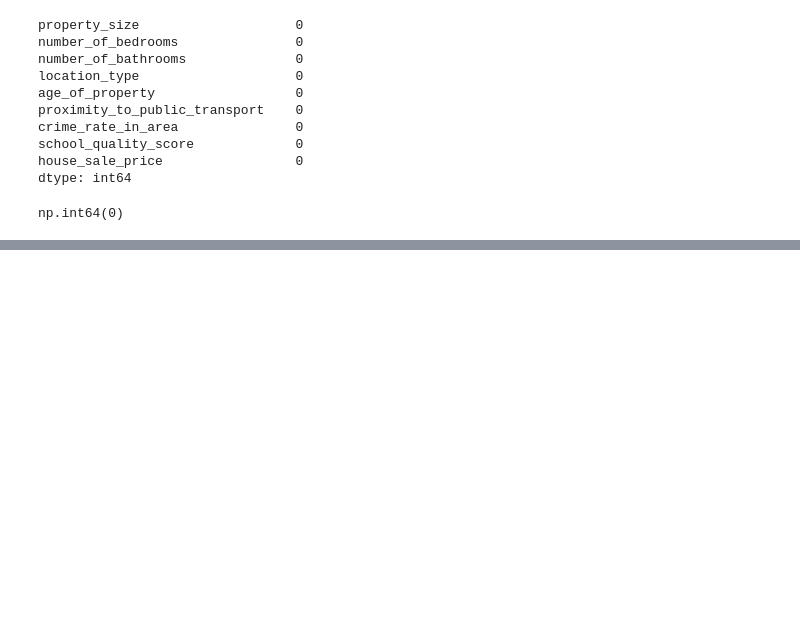
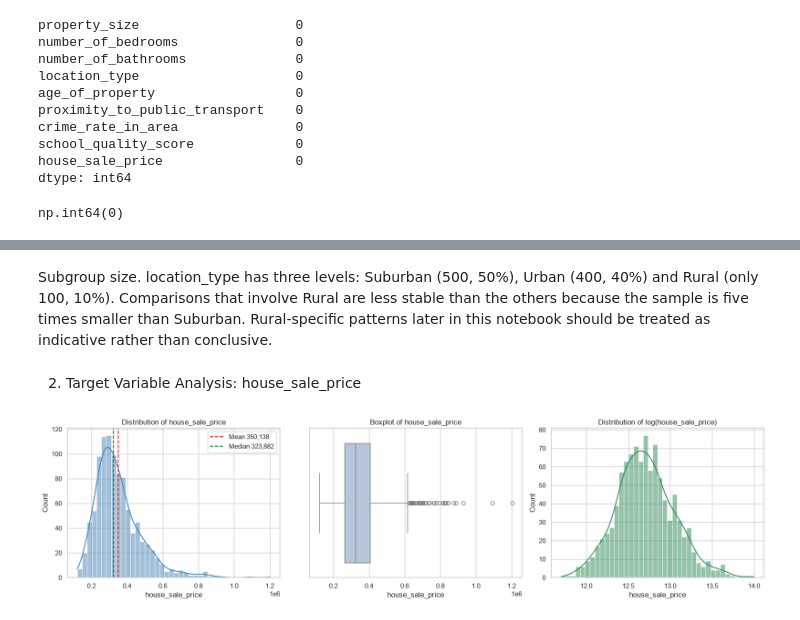
Before and after one commit to jadennk21-prog/AIAP-Mini-Project-1---Housing-Prices-Prediction, a Jupyter notebook: eda.ipynb, the cells around one changed output, grey strips where cells are left out. Saved outputs shown, nothing was run; the diff lists cells and outputs as text; code cells hidden in the pictures; blank space fills up the shorter version.

Commit message:
updated notebook with interpretations

```diff
--- a/eda.ipynb
+++ b/eda.ipynb
@@ -102,16 +133,14 @@ np.int64(0)
 # %%
-# Identify Numerical and Categorical features
+# Identify numerical and categorical features
+target = 'house_sale_price'
 
-# Identify Numerical columns
-numerical_features = df.select_dtypes(
-    include=["int64","float64"]
-).columns.tolist()
+numerical_features = df.select_dtypes(include=["int64","float64"]).columns.tolist()
+categorical_features = df.select_dtypes(include=["object","string","category","bool"]).columns.tolist()
 
-# Identify categorical columns
-categorical_features = df.select_dtypes(
-    include=["object","category","bool"]
-).columns.tolist()
+# Predictors only (target excluded) for the feature-level plots
+num_predictors = [c for c in numerical_features if c != target]
 
-print(numerical_features)
-print(categorical_features)
+print("Numerical features :", numerical_features)
+print("Categorical features:", categorical_features)
+print("Numerical predictors: ", num_predictors)
 # %% [output]
@@ -121,0 +160,24 @@ See https://pandas.pydata.org/docs/user_guide/migration-3-strings.html#string-mi
+# %% [markdown]
+Subgroup size. location_type has three levels: Suburban (500, 50%), Urban (400, 40%) and Rural (only 100, 10%). Comparisons that involve Rural are less stable than the others because the sample is five times smaller than Suburban. Rural-specific patterns later in this notebook should be treated as indicative rather than conclusive.
+# %% [markdown]
+2. Target Variable Analysis:
+house_sale_price
+# %%
+y = df[target]
+
+fig, axes = plt.subplots(1,3, figsize=(17, 4.5))
+
+sns.histplot(y, kde=True, bins=40, ax=axes[0], color="steelblue")
+axes[0].axvline(y.mean(), color="red", ls="--", label=f"Mean {y.mean():,.0f}")
+axes[0].axvline(y.median(), color="green", ls="--", label=f"Median {y.median():,.0f}")
+axes[0].set_title("Distribution of house_sale_price")
+axes[0].legend()
+
+sns.boxplot(x=y, ax=axes[1], color="lightsteelblue")
+axes[1].set_title("Boxplot of house_sale_price")
+
+sns.histplot(np.log(y), kde=True, bins=40, ax=axes[2], color="seagreen")
+axes[2].set_title("Distribution of log(house_sale_price)")
+plt.tight_layout()
+# %% [output]
+[figure, added]
```
Also changed, not shown: parts of 42 cells of this notebook, 1 other file.
